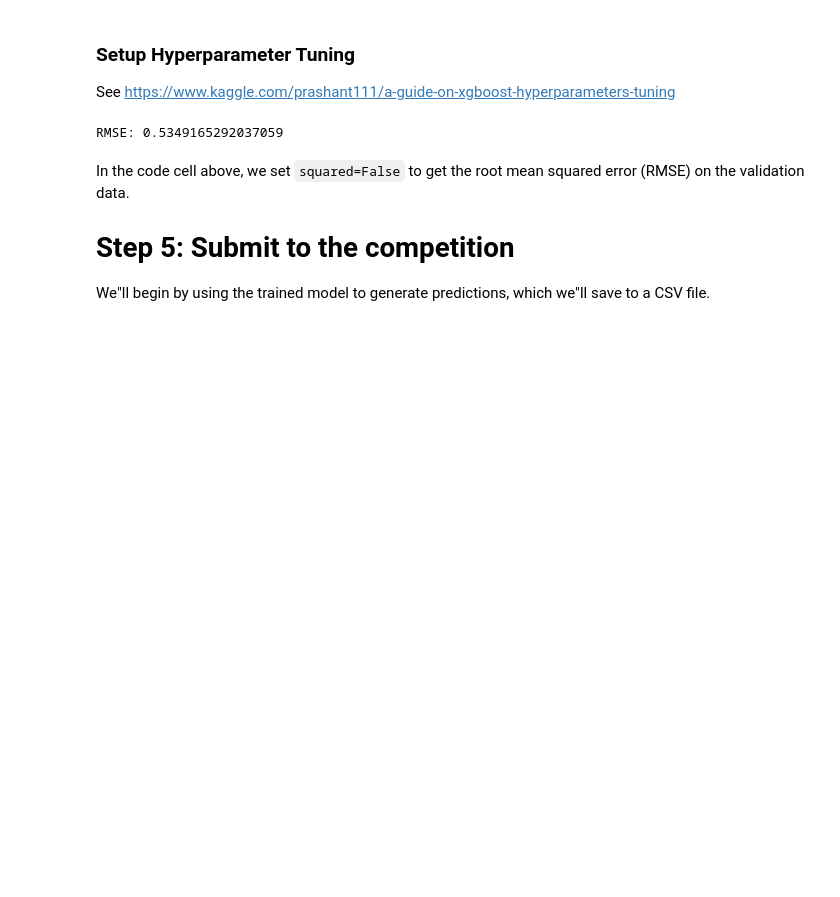
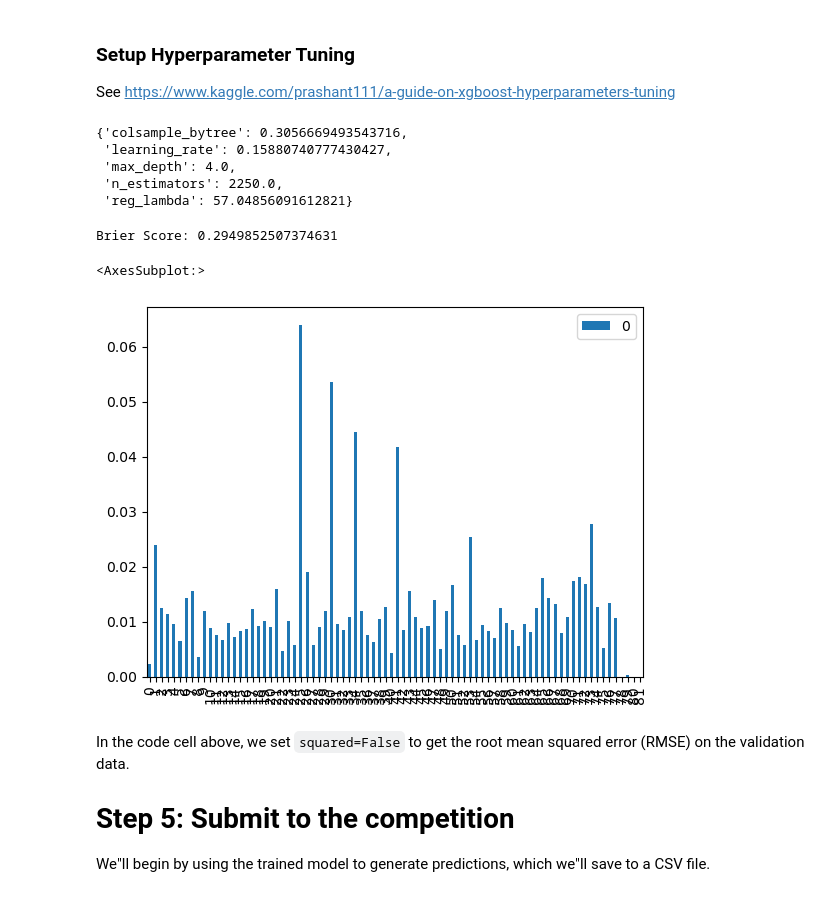
Before and after one commit to sethchart/kaggle-march-machine-learning-mania, a Jupyter notebook: kernels/warmup/notebook.ipynb, the cells around one changed output. Drawn from its saved outputs; the diff is of its cells as text; code cells hidden in the pictures; blank space fills up the shorter version.

```diff
--- a/kernels/warmup/notebook.ipynb
+++ b/kernels/warmup/notebook.ipynb
@@ -362,11 +362,11 @@ import warnings
 warnings.filterwarnings("ignore",category=Warning)
 # %%
 space={
-    "n_estimators": hp.quniform("n_estimators", 1000, 2000, 250),
-    "learning_rate": hp.uniform("learning_rate", 0.1, 0.2),
-    "max_depth": hp.quniform("max_depth", 2, 8, 1),
-    "reg_lambda": hp.uniform("reg_lambda", 50, 150),
-    "colsample_bytree": hp.uniform("colsample_bytree", 0.5, 1),
+    "n_estimators": hp.quniform("n_estimators", 250, 3000, 250),
+    "learning_rate": hp.uniform("learning_rate", 0.1, 0.3),
+    "max_depth": hp.quniform("max_depth", 2, 12, 1),
+    "reg_lambda": hp.uniform("reg_lambda", 50, 250),
+    "colsample_bytree": hp.uniform("colsample_bytree", 0.05, 1),
     "tree_method": "gpu_hist",
     "random_state": 42
 }
@@ -378,15 +378,15 @@ def objective(space):
         max_depth = int(space["max_depth"]),
         reg_lambda = space["reg_lambda"],
         colsample_bytree = space["colsample_bytree"],
-        tree_method = "gpu_hist",
-        random_state = 42,
+        tree_method = space["tree_method"],
+        random_state = space["random_state"],
     )
-    evaluation = [(X_valid_processed, y_valid)]
+    evaluation = [(X_train_processed, y_train), (X_valid_processed, y_valid)]
     regressor.fit(
         X_train_processed, y_train,
         eval_set=evaluation,
-        eval_metric="rmse",
-        early_stopping_rounds=10,
+        eval_metric="auc",
+        early_stopping_rounds=20,
         verbose=False
     )
     preds = regressor.predict(X_valid_processed)
@@ -398,27 +398,38 @@ trials = Trials()
 best_hyperparams = fmin(fn = objective,
                         space = space,
                         algo = tpe.suggest,
-                        max_evals = 100,
+                        max_evals = 200,
                         trials = trials)
+# %%
+best_hyperparams
+# %% [output]
+{'colsample_bytree': 0.3056669493543716,
+ 'learning_rate': 0.15880740777430427,
+ 'max_depth': 4.0,
+ 'n_estimators': 2250.0,
+ 'reg_lambda': 57.04856091612821}
 # %%
 # Define model
 model = XGBClassifier(
     n_estimators = int(best_hyperparams["n_estimators"]),
     max_depth = int(best_hyperparams["max_depth"]),
     learning_rate = best_hyperparams["learning_rate"],
     colsample_bytree = best_hyperparams["colsample_bytree"],
     reg_lambda = best_hyperparams["reg_lambda"],
     tree_method = "gpu_hist",
     random_state = 42
 )
 model.fit(X_train_processed, y_train,
-          early_stopping_rounds=10,
+          early_stopping_rounds=20,
           eval_set=[(X_valid_processed, y_valid)],
           verbose=False)
 preds = model.predict(X_valid_processed)
-print("RMSE:", mean_squared_error(y_valid, preds, squared=False))
+print("Brier Score:", brier_score_loss(y_valid, preds))
+pd.DataFrame(model.feature_importances_).plot.bar()
 # %% [output]
-RMSE: 0.5349165292037059
+Brier Score: 0.2949852507374631
+<AxesSubplot:>
+[figure, added]
 # %% [markdown]
 In the code cell above, we set `squared=False` to get the root mean squared error (RMSE) on the validation data.
 
```
Also changed, not shown: parts of 4 cells of this notebook.
